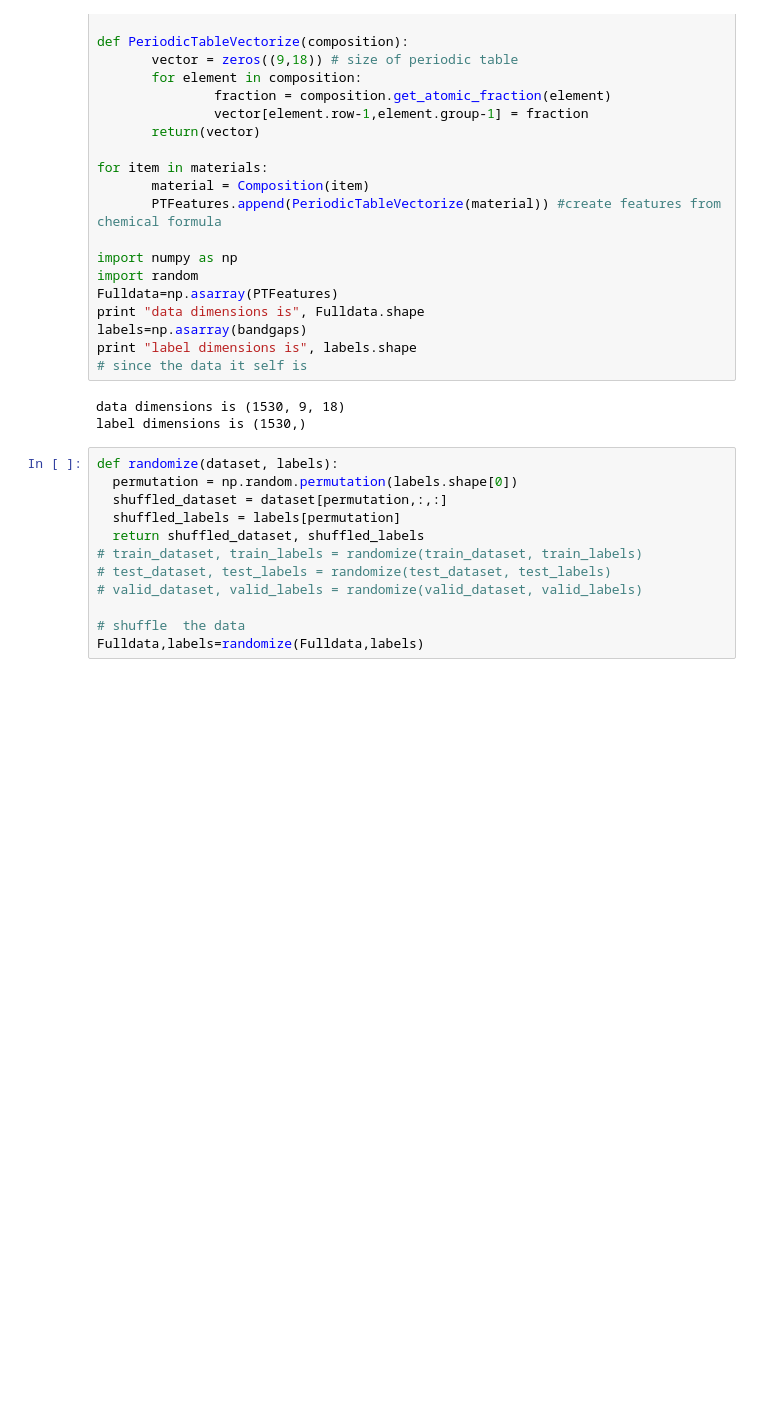
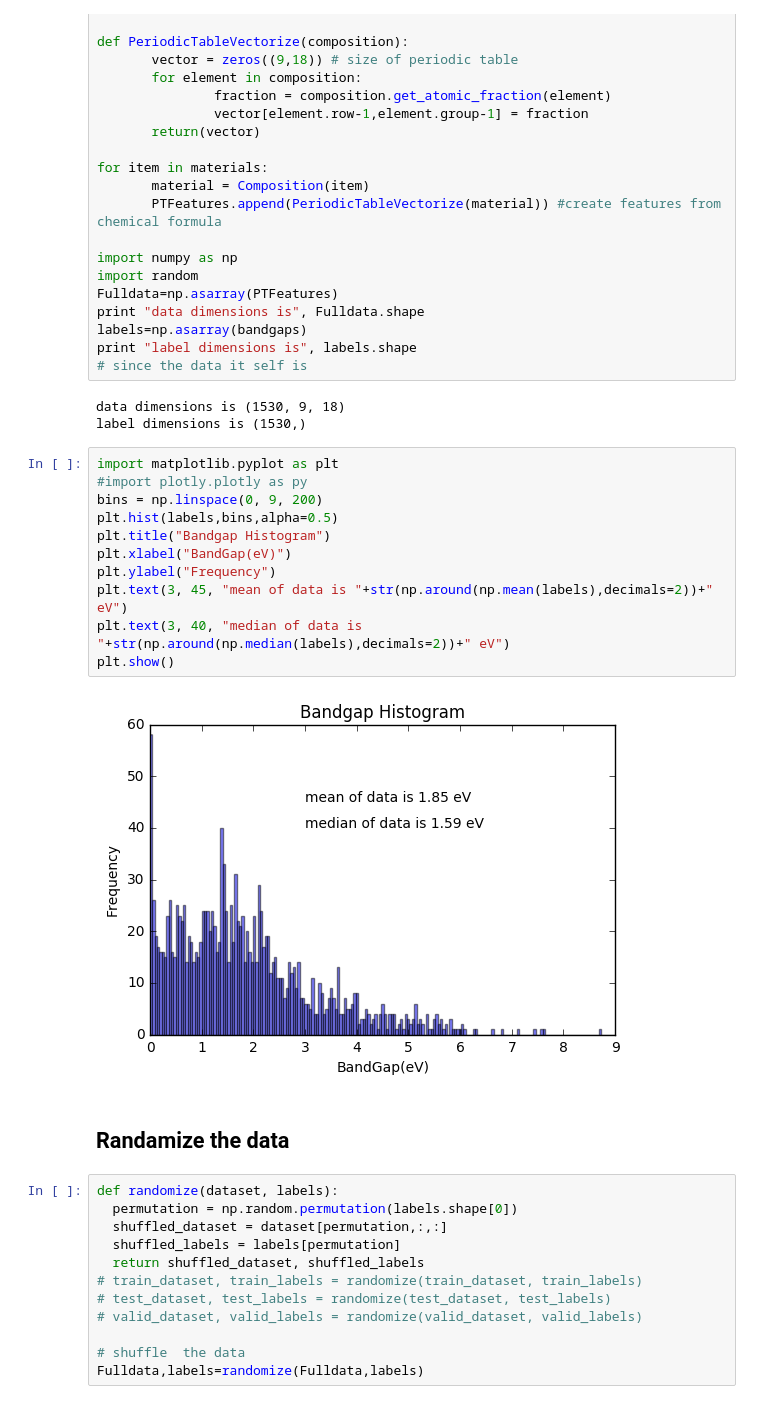
Before and after one commit to rewreu/SemiBandGapDL, a Jupyter notebook: Turot_0.ipynb, the cells around one changed output. Cells and saved outputs as stored; diff of their text form; blank space fills up the shorter version.

```diff
--- a/Turot_0.ipynb
+++ b/Turot_0.ipynb
@@ -229,6 +229,21 @@ print "label dimensions is", labels.shape
 # %% [output]
 data dimensions is (1530, 9, 18)
 label dimensions is (1530,)
+# %%
+import matplotlib.pyplot as plt
+#import plotly.plotly as py
+bins = np.linspace(0, 9, 200)
+plt.hist(labels,bins,alpha=0.5)
+plt.title("Bandgap Histogram")
+plt.xlabel("BandGap(eV)")
+plt.ylabel("Frequency")
+plt.text(3, 45, "mean of data is "+str(np.around(np.mean(labels),decimals=2))+" eV")
+plt.text(3, 40, "median of data is "+str(np.around(np.median(labels),decimals=2))+" eV")
+plt.show()
+# %% [output]
+[figure, added]
+# %% [markdown]
+## Randamize the data
 # %%
 def randomize(dataset, labels):
   permutation = np.random.permutation(labels.shape[0])
```
Also changed, not shown: parts of 3 cells of this notebook.
